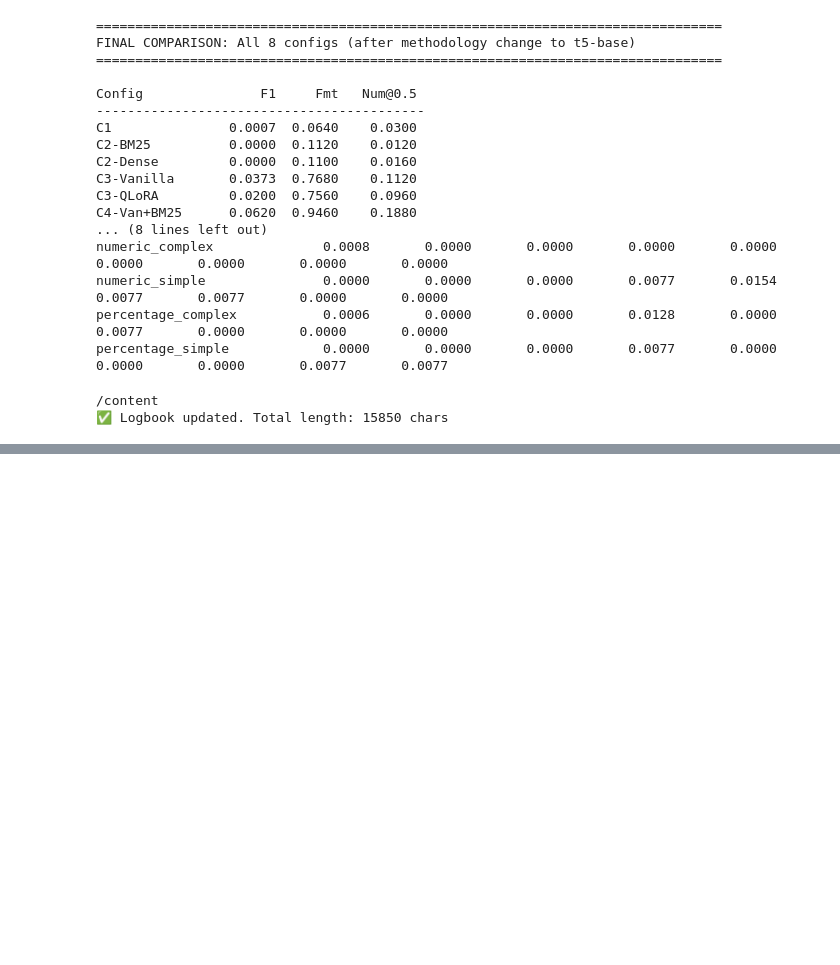
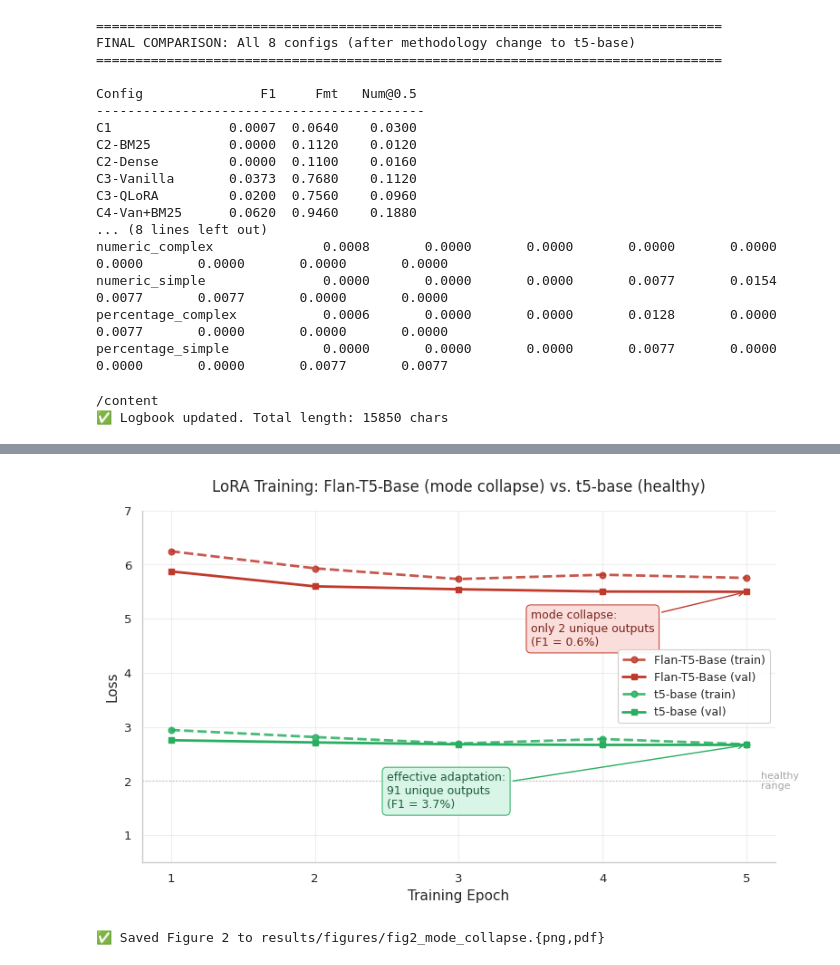
Before and after one commit to zx2536-gif/finqa-rag-lora-ablation, a Jupyter notebook: notebooks/01_data_exploration.ipynb, the cells around one changed output, grey strips where cells are left out. Cells and saved outputs as stored; diff of their text form; code cells hidden in the pictures; blank space fills up the shorter version.

```diff
--- a/notebooks/01_data_exploration.ipynb
+++ b/notebooks/01_data_exploration.ipynb
@@ -4750,0 +5233,65 @@ print(f"✅ Logbook updated. Total length: {len(notes)} chars")
+# %%
+import matplotlib.pyplot as plt
+import numpy as np
+
+# === 数据 ===
+epochs = [1, 2, 3, 4, 5]
+
+flan_train = [6.2440, 5.9290, 5.7304, 5.8100, 5.7512]
+flan_val   = [5.8718, 5.5959, 5.5422, 5.5001, 5.4956]
+
+t5_train = [2.9424, 2.8111, 2.6924, 2.7745, 2.6789]
+t5_val   = [2.7525, 2.7113, 2.6775, 2.6661, 2.6668]
+
+# === 画图 ===
+fig, ax = plt.subplots(figsize=(8, 5))
+
+# Flan-T5-Base (failed)
+ax.plot(epochs, flan_train, marker='o', linestyle='--', linewidth=2,
+        color='#C0392B', label='Flan-T5-Base (train)', alpha=0.85)
+ax.plot(epochs, flan_val, marker='s', linestyle='-', linewidth=2,
+        color='#C0392B', label='Flan-T5-Base (val)', alpha=1.0)
+
+# t5-base (success)
+ax.plot(epochs, t5_train, marker='o', linestyle='--', linewidth=2,
+        color='#27AE60', label='t5-base (train)', alpha=0.85)
+ax.plot(epochs, t5_val, marker='s', linestyle='-', linewidth=2,
+        color='#27AE60', label='t5-base (val)', alpha=1.0)
+
+# 标注关键事件
+ax.axhline(y=2.0, color='gray', linestyle=':', alpha=0.4, lw=1)
+ax.text(5.1, 2.0, 'healthy\nrange', fontsize=8, color='gray', va='center', alpha=0.7)
+
+# Flan-T5 上方的 annotation
+ax.annotate('mode collapse:\nonly 2 unique outputs\n(F1 = 0.6%)',
+            xy=(5, 5.4956), xytext=(3.5, 4.5),
+            fontsize=9, color='#7B241C',
+            bbox=dict(boxstyle='round,pad=0.4', facecolor='#FADBD8', edgecolor='#C0392B', alpha=0.9),
+            arrowprops=dict(arrowstyle='->', color='#C0392B', lw=1.0))
+
+# t5-base 下方的 annotation
+ax.annotate('effective adaptation:\n91 unique outputs\n(F1 = 3.7%)',
+            xy=(5, 2.6668), xytext=(2.5, 1.5),
+            fontsize=9, color='#1E5F3A',
+            bbox=dict(boxstyle='round,pad=0.4', facecolor='#D5F4E6', edgecolor='#27AE60', alpha=0.9),
+            arrowprops=dict(arrowstyle='->', color='#27AE60', lw=1.0))
+
+ax.set_xlabel('Training Epoch', fontsize=11)
+ax.set_ylabel('Loss', fontsize=11)
+ax.set_title('LoRA Training: Flan-T5-Base (mode collapse) vs. t5-base (healthy)',
+             fontsize=12, pad=15)
+ax.set_xticks(epochs)
+ax.set_ylim(0.5, 7.0)
+ax.legend(loc='center right', framealpha=0.95, fontsize=9)
+ax.grid(True, alpha=0.3)
+ax.spines['top'].set_visible(False)
+ax.spines['right'].set_visible(False)
+
+plt.tight_layout()
+plt.savefig('results/figures/fig2_mode_collapse.png', dpi=300, bbox_inches='tight')
+plt.savefig('results/figures/fig2_mode_collapse.pdf', bbox_inches='tight')
+plt.show()
+print("✅ Saved Figure 2 to results/figures/fig2_mode_collapse.{png,pdf}")
+# %% [output]
+[figure, added]
+✅ Saved Figure 2 to results/figures/fig2_mode_collapse.{png,pdf}
```
Also changed, not shown: parts of 17 cells of this notebook, 21 other files.
